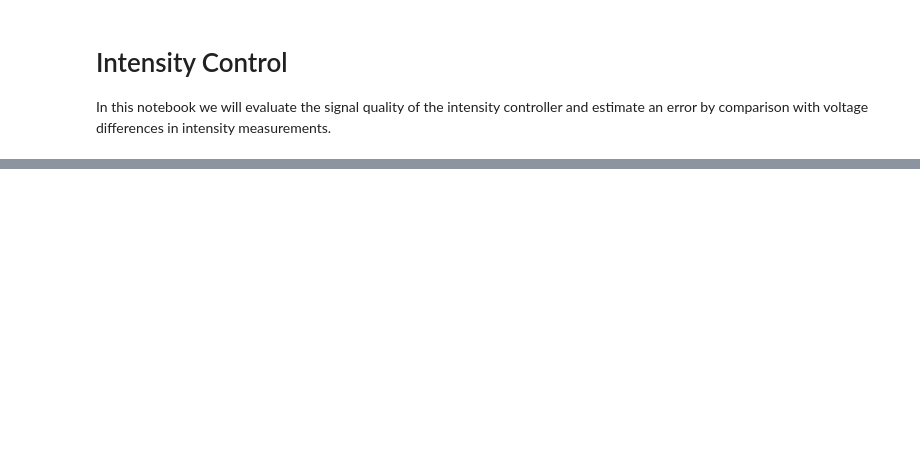
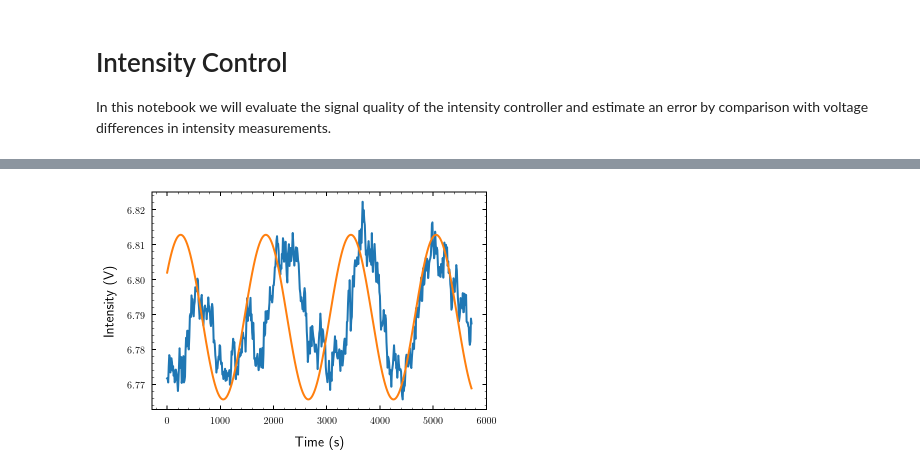
Before and after one commit to bodokaiser/bachelor-thesis, a Jupyter notebook: notebook/evaluation/intensity-control.ipynb, the cells around one changed output, grey strips where cells are left out. Cells and saved outputs as stored; diff of their text form; code cells hidden in the pictures; blank space fills up the shorter version.

```diff
--- a/notebook/evaluation/intensity-control.ipynb
+++ b/notebook/evaluation/intensity-control.ipynb
@@ -81,0 +83,13 @@ For typical measurements we can expect an error of about 4% due to intensity var
+# %%
+ts = 60 * (60 * short.time.dt.hour + short.time.dt.minute) + short.time.dt.second
+ts -= ts.min()
+# %%
+f = 1/1600
+
+plt.plot(ts.values, short.voltage.values)
+plt.plot(ts.values, short.voltage.mean() + (short.voltage.mean() - short.voltage.min())*np.cos(2*np.pi*f*ts.values-1))
+plt.xlabel('Time (s)')
+plt.ylabel('Intensity (V)')
+plt.show()
+# %% [output]
+[figure, added]
```
Also changed, not shown: parts of 18 cells of this notebook, 3 other files.
